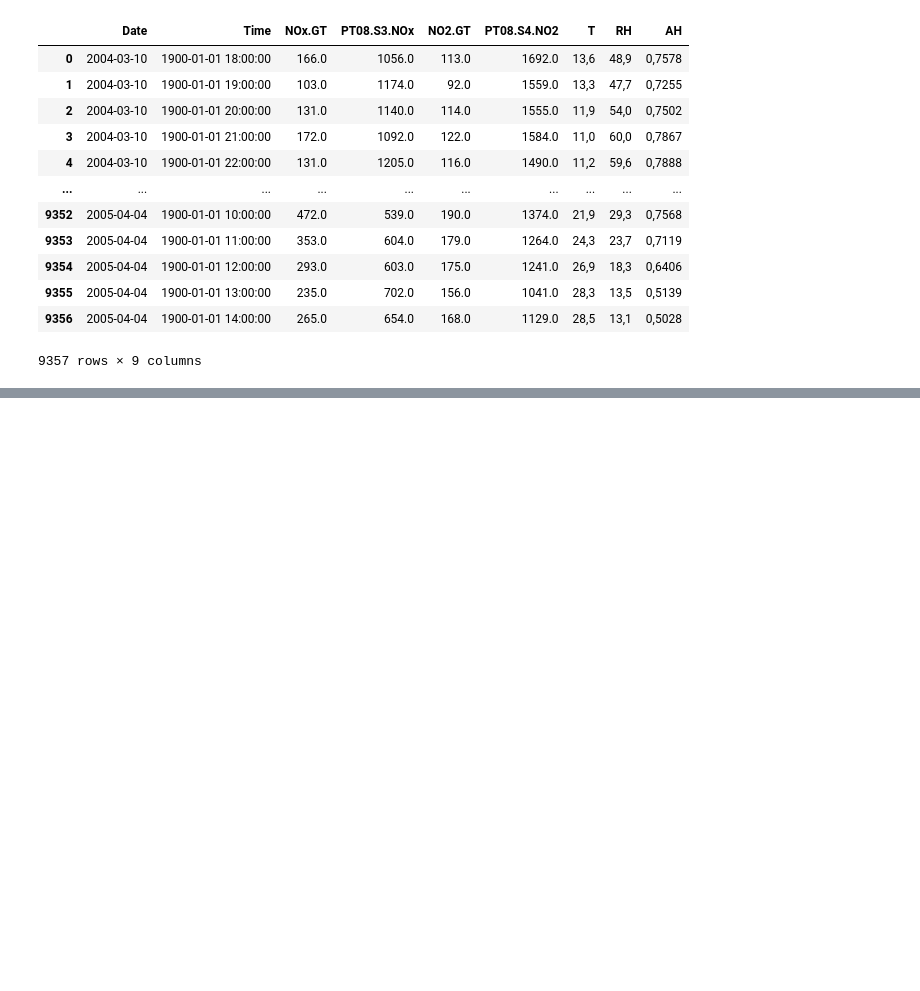
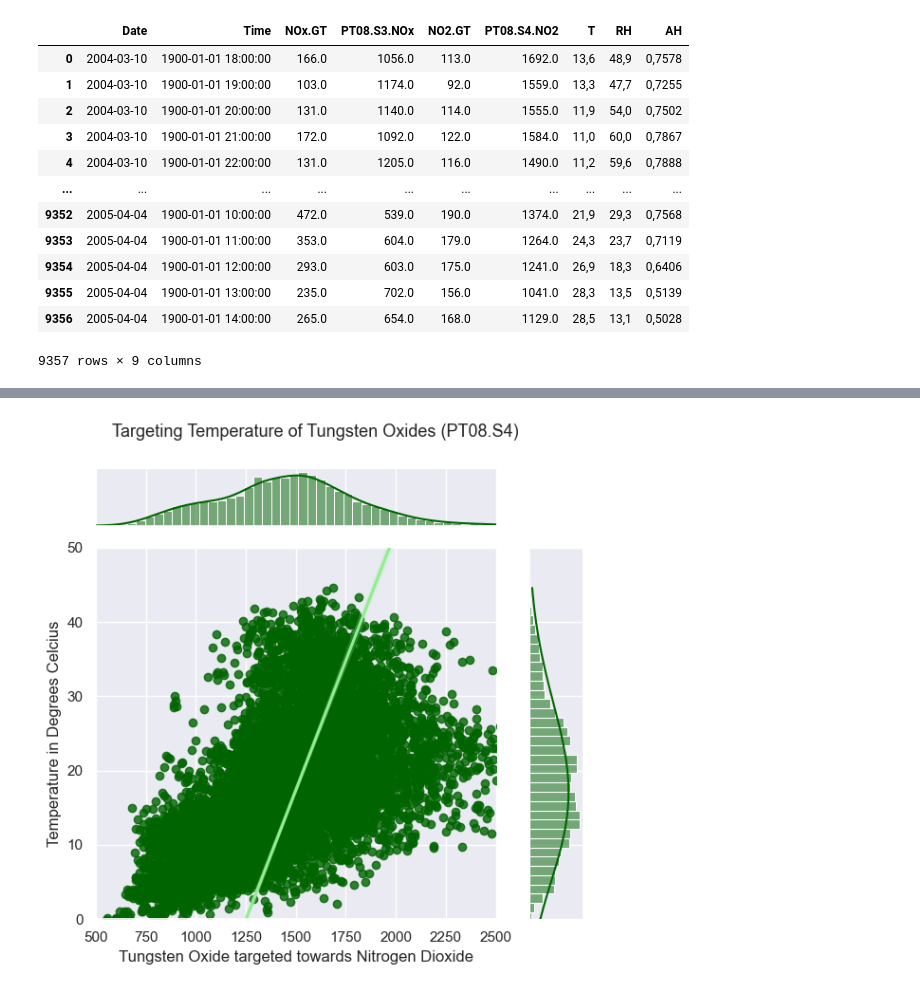
Before and after one commit to ubco-W2022T2-data301/project-group-group59, a Jupyter notebook: analysis/analysis2.ipynb, the cells around one changed output, grey strips where cells are left out. Saved outputs shown, nothing was run; the diff lists cells and outputs as text; code cells hidden in the pictures; blank space fills up the shorter version.

```diff
--- a/analysis/analysis2.ipynb
+++ b/analysis/analysis2.ipynb
@@ -361,0 +459,25 @@ def load_and_process(path= "/data/raw/AirQualityUCI.csv"):
+# %%
+#Figure answer sub question #1 with Tungsten Oxide (No2 Targeted)
+sns.set_style("darkgrid")
+
+#adding colour pallet
+cmap = sns.cubehelix_palette(start=2, rot=0,  light=1, reverse=True, as_cmap=True)
+
+#Creatig a figure using seaborn
+plot3 = sns.jointplot(
+df_clean_bri,
+x="PT08.S4.NO2", y="T",
+xlim=(500,2500),
+ylim= (0,50),
+kind="reg",
+line_kws={'color':'lightgreen'},
+color=("darkgreen")
+)
+
+plot3.fig.suptitle('Targeting Temperature of Tungsten Oxides (PT08.S4)',fontsize = 13)
+plot3.ax_joint.set_xlabel('Tungsten Oxide targeted towards Nitrogen Dioxide')
+plot3.ax_joint.set_ylabel('Temperature in Degrees Celcius')
+plot3.fig.tight_layout()
+plot3.fig.subplots_adjust(top=0.90)
+# %% [output]
+[figure, added]
```
Also changed, not shown: parts of 32 cells of this notebook, 1 other file.
